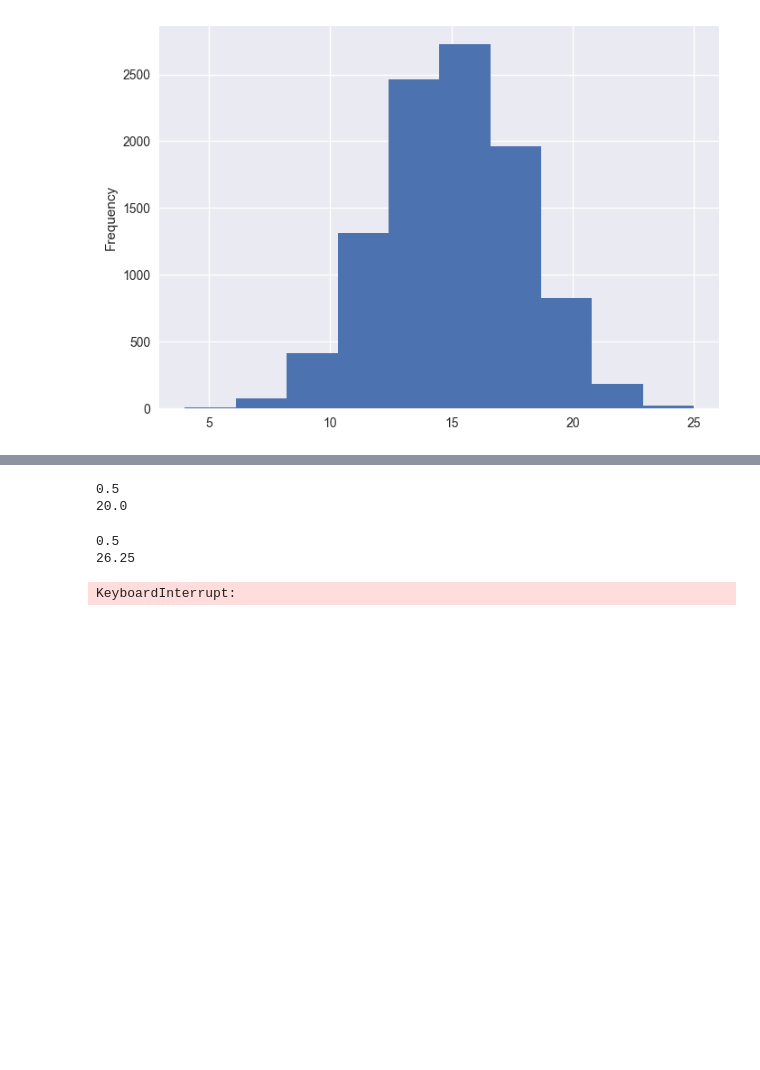
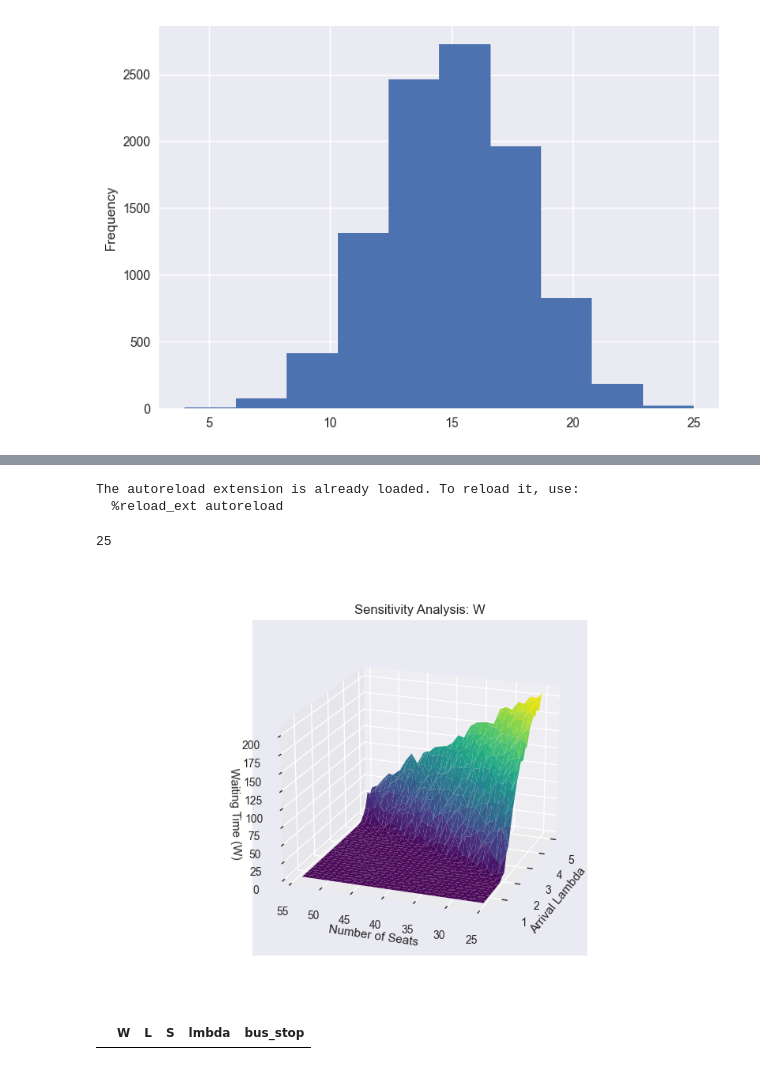
Before and after one commit to samaypanwar/MH4702-QueueingSystem, a Jupyter notebook: temp.ipynb, the cells around one changed output, grey strips where cells are left out. Saved outputs shown, nothing was run; the diff lists cells and outputs as text; code cells hidden in the pictures; blank space fills up the shorter version.

```diff
--- a/temp.ipynb
+++ b/temp.ipynb
@@ -63,47 +68,48 @@ ax.plot_trisurf(x, y, z,
+# %%
+import numpy as np
+verbose = False
+time_limit = 720
+arrival_lambda = 3
+bus_seats = 38
+bus_stops = 25
+%load_ext autoreload
+%autoreload 2
+arrival_lambda = np.linspace(0.5, 5, 30)
+bus_seats = [i for i in range(25, 55, 1)]
+# bus_stops =
+# %% [output]
+The autoreload extension is already loaded. To reload it, use:
+  %reload_ext autoreload
+# %%
+bus_stops
+# %% [output]
+25
 # %%
-import numpy as np
-verbose = False
-time_limit = 720
-arrival_lambda = 3
-bus_seats = 38
-bus_stops = 25
-%load_ext autoreload
-%autoreload 2
-arrival_lambda = np.linspace(0.5, 10, 5)
-# bus_seats = np.linspace(20, 60, 100)
-bus_stops = np.linspace(20, 45, 5)
-
 sims = {
         'W': [],
         'L': [],
         'S': [],
         'lmbda': [],
-        'bus_stop': []
+        'seat': []
         }
 from tqdm.notebook import tqdm
 for lmbda in tqdm(arrival_lambda):
-    for bus_stop in bus_stops:
-
-        print(lmbda)
-        print(bus_stop)
+    for seat in bus_seats:
 
         results = dict(get_statistics_distribution(
                 arrival_lambda = lmbda,
-                bus_seats = bus_seats,
-                bus_stops = bus_stop,
+                bus_seats = seat,
+                bus_stops = bus_stops,
                 time_limit = time_limit,
                 verbose = verbose,
-                runs = 2
+                runs = 1,
+                # counter = False
                 ).mean())
 
         sims['W'].append(results['W'])
         sims['L'].append(results['L'])
         sims['S'].append(results['S'])
         sims['lmbda'].append(lmbda)
-        sims['bus_stop'].append(bus_stop)
+        sims['seat'].append(seat)
-# %% [output]
-0.5
-20.0
-0.5
-26.25
-KeyboardInterrupt:
+# %%
+x = pd.DataFrame(data = sims)
@@ -109,0 +118,24 @@ KeyboardInterrupt:
+# %%
+import matplotlib.pyplot as plt
+from mpl_toolkits.mplot3d import Axes3D
+%matplotlib widget
+
+fig = plt.figure()
+ax = Axes3D(fig)
+ax = plt.axes(projection='3d')
+ax.plot_trisurf(x.lmbda, x.seat, x.W,
+                cmap='viridis', edgecolor='none');
+
+ax.set_title('Sensitivity Analysis: W');
+
+ax.set_xlabel('Arrival Lambda')
+ax.set_ylabel('Number of Seats')
+ax.set_zlabel('Waiting Time (W)');
+
+ax.view_init(20, 200, 0)
+# %% [output]
+[figure, added]
+# %%
+x
+# %% [output]
+|  | W | L | S | lmbda | bus_stop |
```
Also changed, not shown: parts of 7 cells of this notebook, 9 other files.
